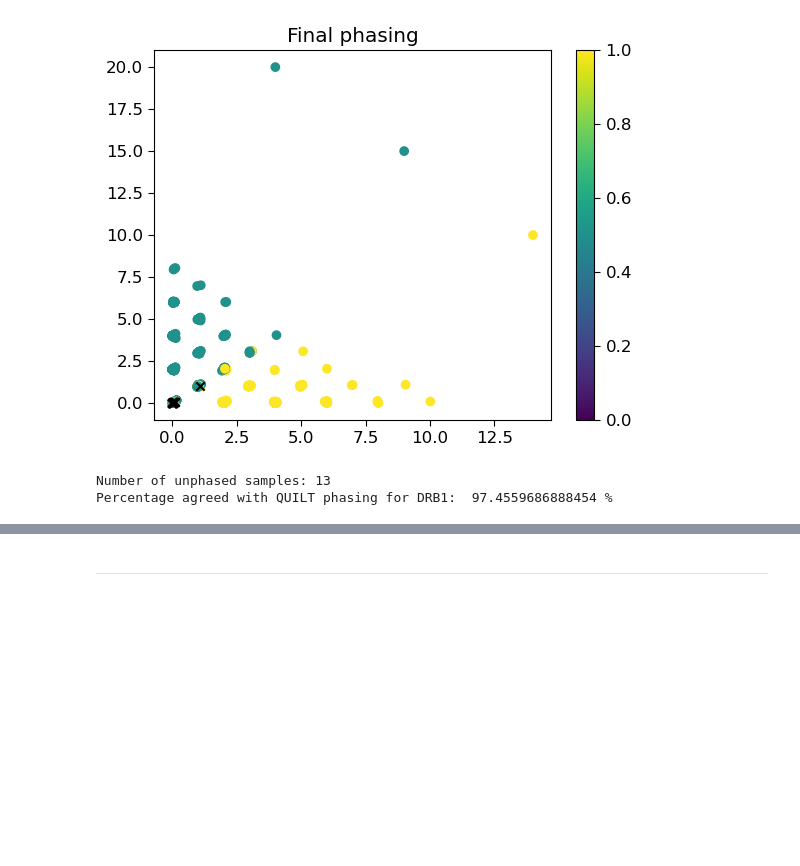
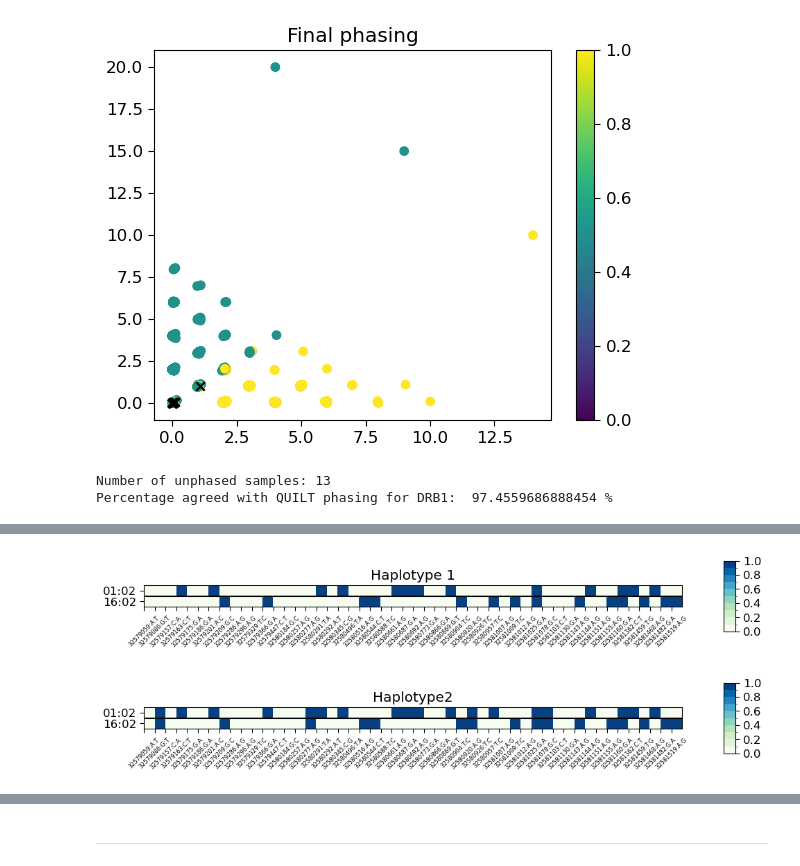
Before and after one commit to Suuuuuuuus/QUILT_sus, a Jupyter notebook: QUILT/Python/phasing_test.ipynb, the cells around one changed output, grey strips where cells are left out. Cells and saved outputs as stored; diff of their text form; code cells hidden in the pictures; blank space fills up the shorter version.

```diff
--- a/QUILT/Python/phasing_test.ipynb
+++ b/QUILT/Python/phasing_test.ipynb
@@ -47,0 +50,12 @@ pd.options.mode.chained_assignment = None
+# %%
+def phase_subtraction_allele(array1, array2, indices):
+    array1 = array1.iloc[indices].values
+    array2 = array2[indices]
+    result = np.array([np.nan]*array1.size)
+    for i in range(array1.size):
+        if np.any(np.isnan(array1[i])) or np.any(np.isnan(array2[i])):
+            tmp = np.nan
+        else:
+            tmp = np.sum(np.abs(array1[i] - array2[i]))
+        result[i] = tmp
+    return result
@@ -1144,0 +1646,61 @@ IndexError: index 2549 is out of bounds for axis 0 with size 5
+# %%
+ix = 155
+h1 = hrcfirstalleles.iloc[ix,:]
+h2 = hrcsecondalleles.iloc[ix,:]
+p1 = predfirstalleles[ix,:]
+p2 = predsecondalleles[ix,:]
+
+x11 = phase_subtraction_allele(h1, p1, np.arange(hrcfirstalleles.shape[1]))
+x12 = phase_subtraction_allele(h1, p2, np.arange(hrcfirstalleles.shape[1]))
+x21 = phase_subtraction_allele(h2, p1, np.arange(hrcfirstalleles.shape[1]))
+x22 = phase_subtraction_allele(h2, p2, np.arange(hrcfirstalleles.shape[1]))
+
+bounds = np.arange(11)*0.1
+norm = mcolors.BoundaryNorm(bounds, COLORBAR_CMAP.N)
+
+start_pos = 0
+end_pos = 50
+
+array1 = x11[start_pos:end_pos]
+array2 = x12[start_pos:end_pos]
+idxs = merged_snps.index.to_numpy()[start_pos:end_pos]
+tmp = merged_snps.loc[idxs,:]
+xlabels = (tmp['pos'].astype(str) + ':' + tmp['ref'] + ':' + tmp['alt']).values
+fig, ax = plt.subplots(figsize=(11, 6))
+im = ax.imshow([array1, array2], cmap=COLORBAR_CMAP, norm=norm)
+ax.axhline(0.5, color = 'black')
+ax.set_yticks([0, 1])
+ax.set_yticklabels(['01:02', '16:02'])
+# ax.set_yticklabels([reftypes1[ix], reftypes2[ix]])
+ax.set_xticks(np.arange(len(array1)) - 0.5)
+ax.set_xticklabels(xlabels, rotation=45, fontsize = 6)
+
+plt.colorbar(im,
+                    boundaries=bounds,
+                    fraction=0.02, pad=0.07, aspect = 6)
+
+plt.title('Haplotype 1')
+
+plt.show()
+
+array1 = x21[start_pos:end_pos]
+array2 = x22[start_pos:end_pos]
+fig, ax = plt.subplots(figsize=(11, 6))
+im = ax.imshow([array1, array2], cmap=COLORBAR_CMAP, norm=norm)
+ax.axhline(0.5, color = 'black')
+ax.set_yticks([0, 1])
+ax.set_yticklabels(['01:02', '16:02'])
+# ax.set_yticklabels([reftypes1[ix], reftypes2[ix]])
+ax.set_xticks(np.arange(len(array1)) - 0.5)
+ax.set_xticklabels(xlabels, rotation=45, fontsize = 6)
+
+plt.colorbar(im,
+                    boundaries=bounds,
+                    fraction=0.02, pad=0.07, aspect = 6)
+
+plt.title('Haplotype2')
+
+plt.show()
+# %% [output]
+[figure, added]
+[figure, added]
```
Also changed, not shown: parts of 15 cells of this notebook, 3 other files.
